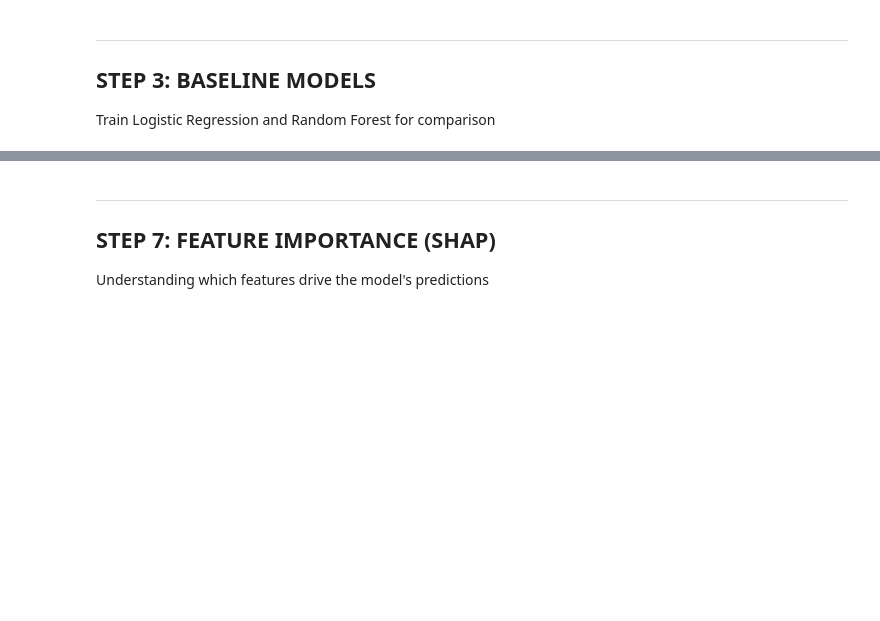
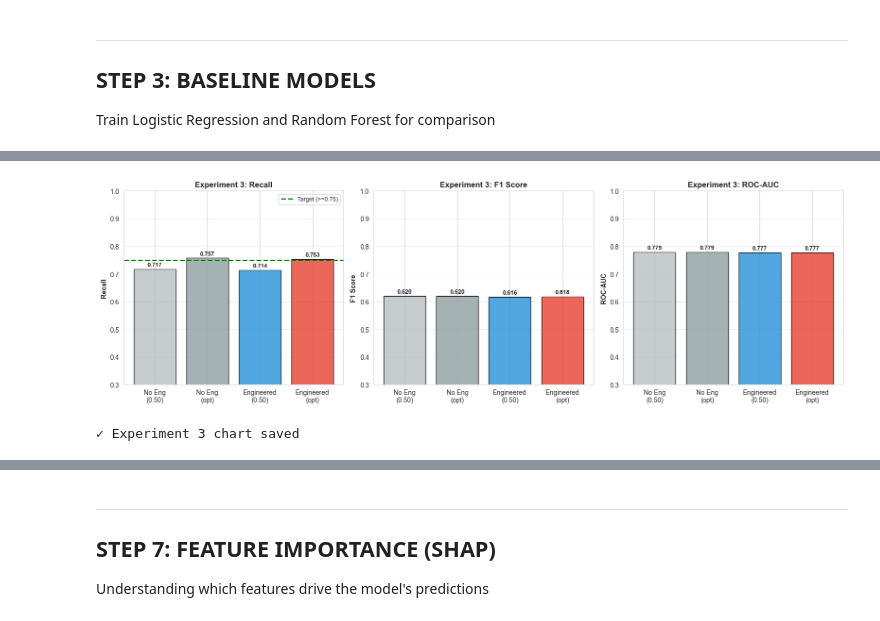
Before and after one commit to Gabriel-mdv/child-stunting-prediction-in-SSAFRICA, a Jupyter notebook: 2_model_training.ipynb, the cells around one changed output, grey strips where cells are left out. Saved outputs shown, nothing was run; the diff lists cells and outputs as text; code cells hidden in the pictures; blank space fills up the shorter version.

```diff
--- a/2_model_training.ipynb
+++ b/2_model_training.ipynb
@@ -641,0 +939,32 @@ print("\n✓ Model comparison chart saved")
+# %%
+# Experiment 3: Visualization
+exp3_configs = [
+    ('No Eng\n(0.50)',             r_noeng_def),
+    (f'No Eng\n(opt)',             r_noeng_opt),
+    ('Engineered\n(0.50)',         best_default),
+    (f'Engineered\n(opt)',         best),
+]
+lbls = [c[0] for c in exp3_configs]
+clrs = ['#bdc3c7', '#95a5a6', '#3498db', '#e74c3c']
+
+fig, axes = plt.subplots(1, 3, figsize=(16, 5))
+for ax, key, title in zip(axes, ['recall', 'f1', 'roc_auc'], ['Recall', 'F1 Score', 'ROC-AUC']):
+    vals = [r[key] for _, r in exp3_configs]
+    bars = ax.bar(lbls, vals, color=clrs, alpha=0.85, edgecolor='black')
+    if key == 'recall':
+        ax.axhline(RECALL_TARGET, color='green', linestyle='--', lw=2, label=f'Target (>={RECALL_TARGET})')
+        ax.legend(fontsize=9)
+    ax.set_title(f'Experiment 3: {title}', fontweight='bold', fontsize=12)
+    ax.set_ylabel(title, fontweight='bold')
+    ax.set_ylim([0.3, 1.0]); ax.grid(alpha=0.3, axis='y')
+    for bar, val in zip(bars, vals):
+        ax.text(bar.get_x()+bar.get_width()/2, bar.get_height()+0.01,
+                f'{val:.3f}', ha='center', fontsize=9, fontweight='bold')
+
+plt.tight_layout()
+plt.savefig(os.path.join(MODELS_DIR, '08_exp3_feature_engineering.png'), dpi=150, bbox_inches='tight')
+plt.show()
+print("\u2713 Experiment 3 chart saved")
+# %% [output]
+[figure, added]
+✓ Experiment 3 chart saved
```
Also changed, not shown: parts of 40 cells of this notebook, 14 other files.
